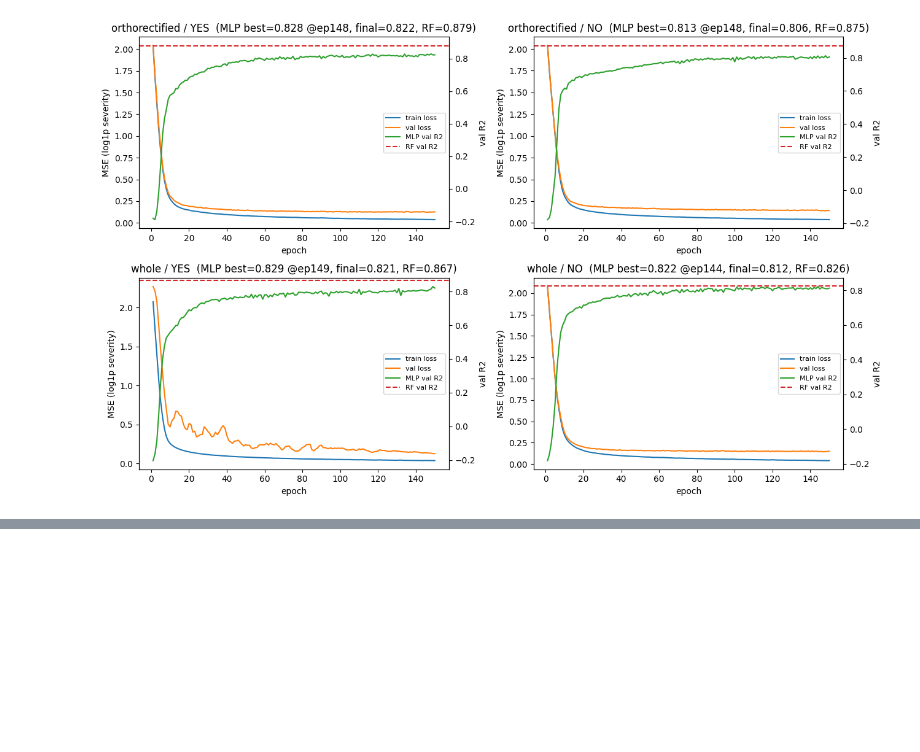
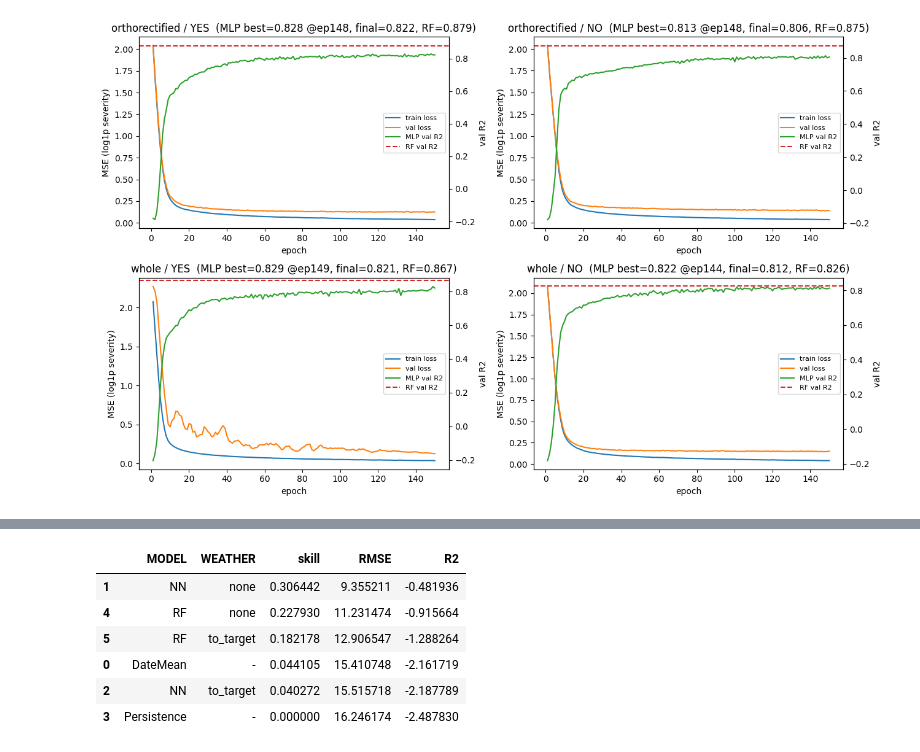
Before and after one commit to tingyan08/Micasense-RedEdge-MX-Processing, a Jupyter notebook: notebook/data_fusion.ipynb, the cells around one changed output, grey strips where cells are left out. Cells and saved outputs as stored; diff of their text form; code cells hidden in the pictures; blank space fills up the shorter version.

```diff
--- a/notebook/data_fusion.ipynb
+++ b/notebook/data_fusion.ipynb
@@ -524,0 +702,17 @@ plt.show()
+# %%
+fc_cfg = replace(cfg, epochs=100, log_target=False)
+
+fc_per_date, fc_oof = run_forecast_experiment(vi, daily, fc_cfg)
+
+# headline: mean skill vs persistence and mean RMSE, averaged over test dates and combos
+fc_summary = (fc_per_date.groupby(["MODEL", "WEATHER"])[["skill", "RMSE", "R2"]]
+              .mean().reset_index().sort_values("skill", ascending=False))
+fc_summary
+# %% [output]
+|  | MODEL | WEATHER | skill | RMSE | R2 |
+| 1 | NN | none | 0.306442 | 9.355211 | -0.481936 |
+| 4 | RF | none | 0.227930 | 11.231474 | -0.915664 |
+| 5 | RF | to_target | 0.182178 | 12.906547 | -1.288264 |
+| 0 | DateMean | - | 0.044105 | 15.410748 | -2.161719 |
+| 2 | NN | to_target | 0.040272 | 15.515718 | -2.187789 |
+| 3 | Persistence | - | 0.000000 | 16.246174 | -2.487830 |
```
Also changed, not shown: parts of 5 cells of this notebook, 4 other files.
